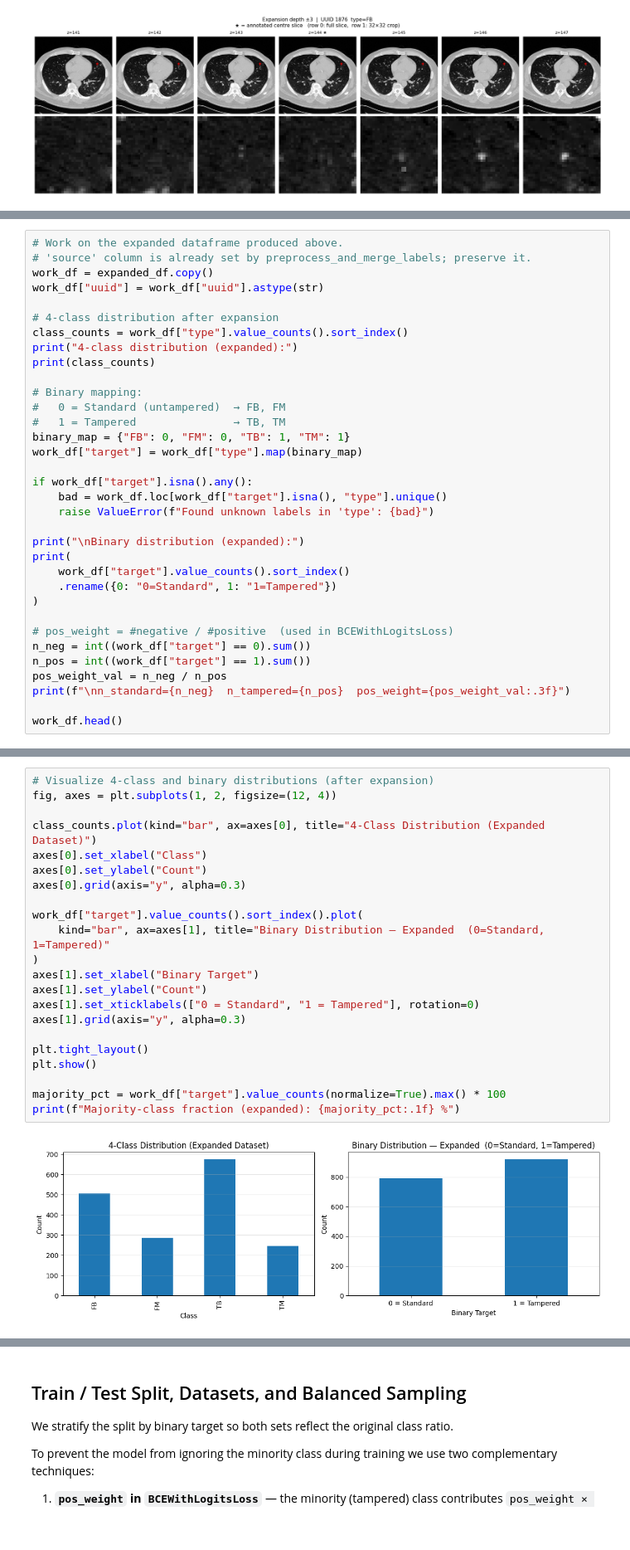
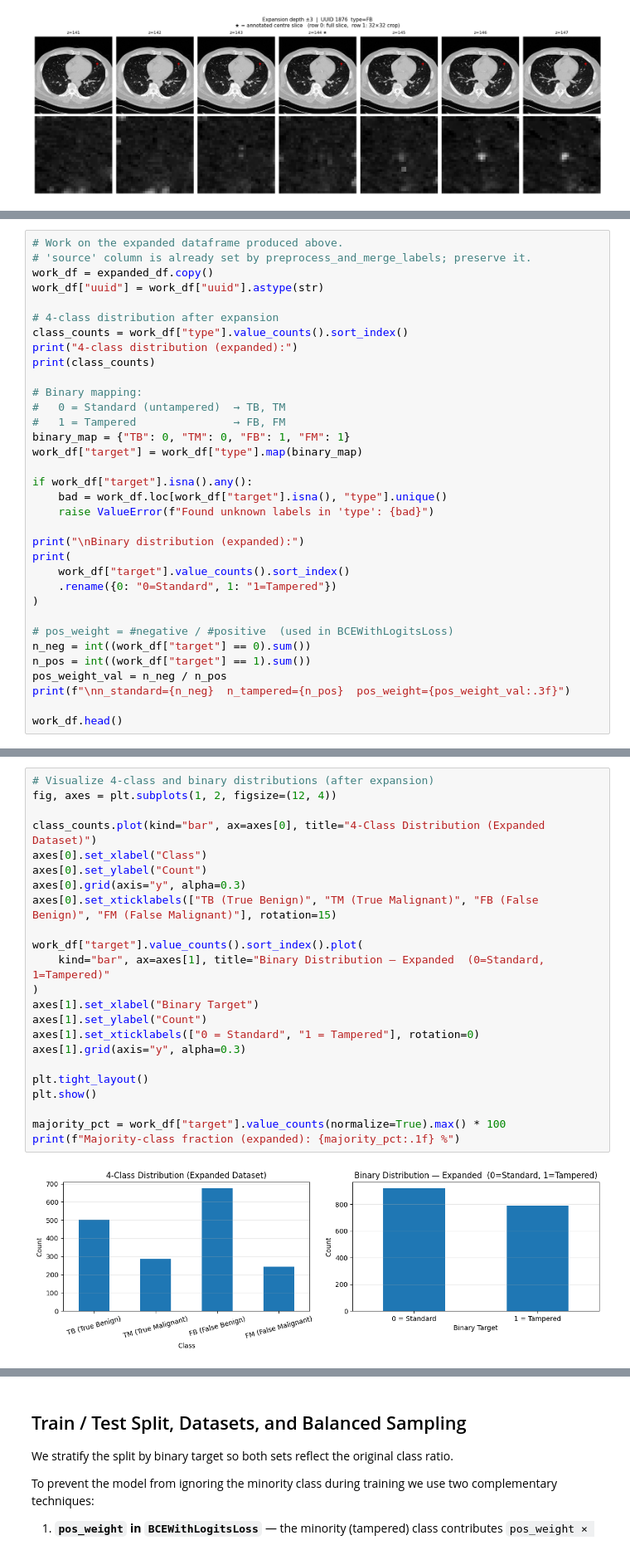
Before and after one commit to billhan5732/CS172B_Project, a Jupyter notebook: src/nick_data_improvements.ipynb, the cells around one changed output, grey strips where cells are left out. Shown at 83% size. Saved outputs shown, nothing was run; the diff lists cells and outputs as text.

```diff
--- a/src/nick_data_improvements.ipynb
+++ b/src/nick_data_improvements.ipynb
@@ -441,9 +442,9 @@ print("4-class distribution (expanded):")
 print(class_counts)
 
 # Binary mapping:
-#   0 = Standard (untampered)  → FB, FM
-#   1 = Tampered               → TB, TM
-binary_map = {"FB": 0, "FM": 0, "TB": 1, "TM": 1}
+#   0 = Standard (untampered)  → TB, TM
+#   1 = Tampered               → FB, FM
+binary_map = {"TB": 0, "TM": 0, "FB": 1, "FM": 1}
 work_df["target"] = work_df["type"].map(binary_map)
 
 if work_df["target"].isna().any():
@@ -488,27 +489,28 @@ n_standard=791  n_tampered=920  pos_weight=0.860
 # %%
 # Visualize 4-class and binary distributions (after expansion)
 fig, axes = plt.subplots(1, 2, figsize=(12, 4))
 
 class_counts.plot(kind="bar", ax=axes[0], title="4-Class Distribution (Expanded Dataset)")
 axes[0].set_xlabel("Class")
 axes[0].set_ylabel("Count")
 axes[0].grid(axis="y", alpha=0.3)
+axes[0].set_xticklabels(["TB (True Benign)", "TM (True Malignant)", "FB (False Benign)", "FM (False Malignant)"], rotation=15)
 
 work_df["target"].value_counts().sort_index().plot(
     kind="bar", ax=axes[1], title="Binary Distribution — Expanded  (0=Standard, 1=Tampered)"
 )
 axes[1].set_xlabel("Binary Target")
 axes[1].set_ylabel("Count")
 axes[1].set_xticklabels(["0 = Standard", "1 = Tampered"], rotation=0)
 axes[1].grid(axis="y", alpha=0.3)
 
 plt.tight_layout()
 plt.show()
 
 majority_pct = work_df["target"].value_counts(normalize=True).max() * 100
 print(f"Majority-class fraction (expanded): {majority_pct:.1f} %")
 # %% [output]
-[figure, old version]
+[figure, new version]
 Majority-class fraction (expanded): 53.8 %
 # %% [markdown]
 ## Train / Test Split, Datasets, and Balanced Sampling
```
Also changed, not shown: parts of 13 cells of this notebook, 1 other file.
